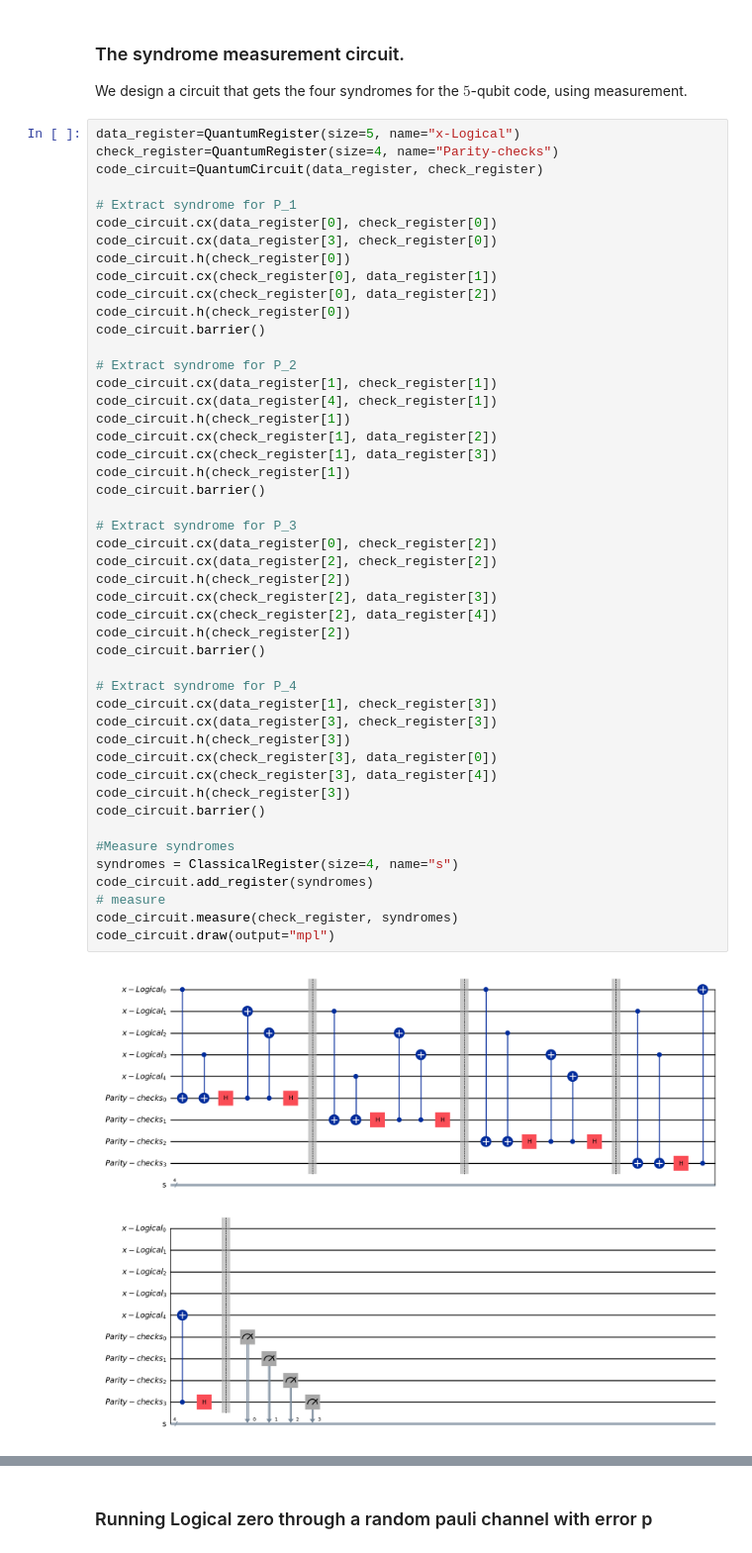
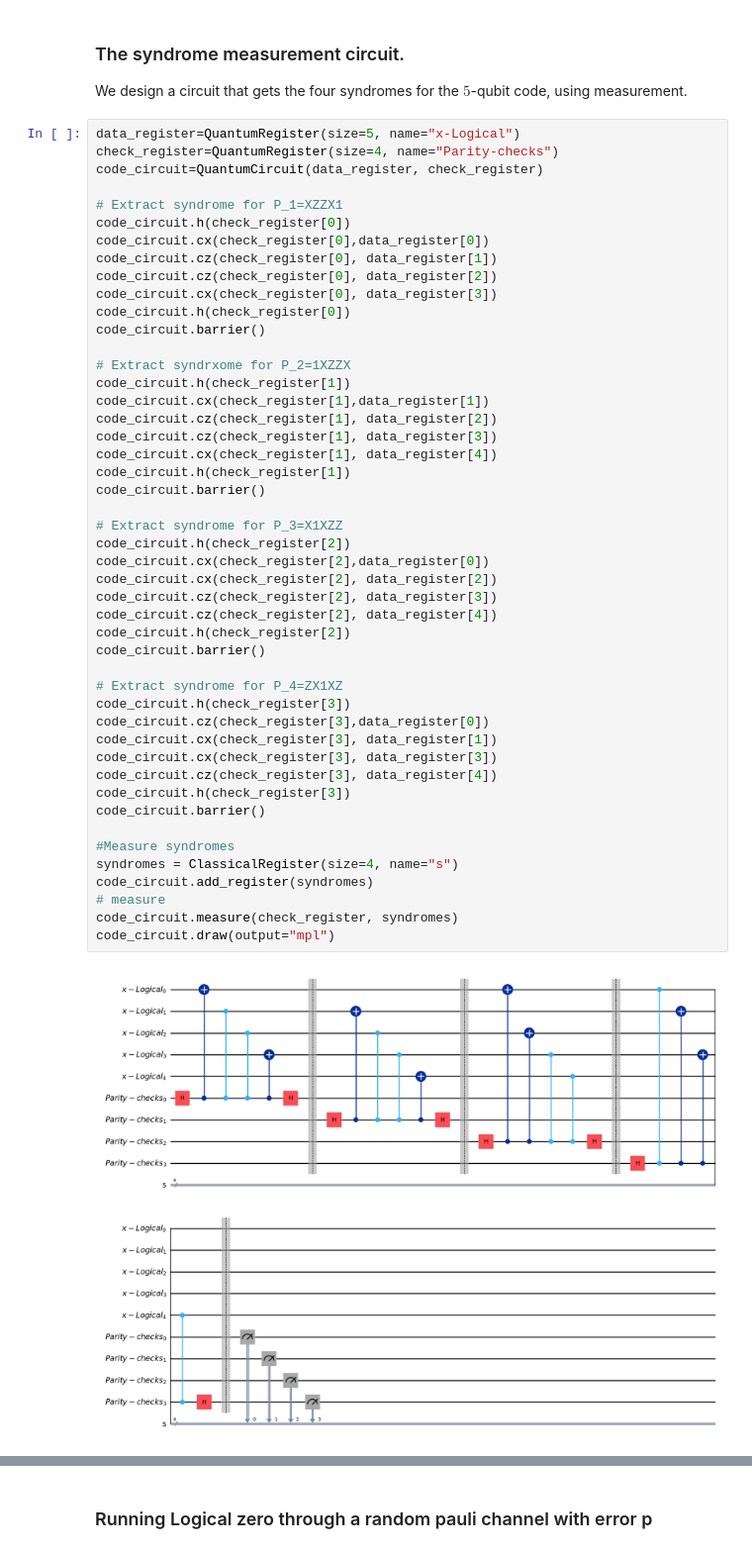
Before and after one commit to adarsh-srinivasan/5-qubit-code, a Jupyter notebook: Quantum-Error-Correction.ipynb, the cells around one changed output, grey strips where cells are left out. Shown at 99% size. Cells and saved outputs as stored; diff of their text form.

```diff
--- a/Quantum-Error-Correction.ipynb
+++ b/Quantum-Error-Correction.ipynb
@@ -42,52 +42,52 @@ We design a circuit that gets the four syndromes for the $5$-qubit code, using m
 # %%
 data_register=QuantumRegister(size=5, name="x-Logical")
 check_register=QuantumRegister(size=4, name="Parity-checks")
 code_circuit=QuantumCircuit(data_register, check_register)
 
-# Extract syndrome for P_1
-code_circuit.cx(data_register[0], check_register[0])
-code_circuit.cx(data_register[3], check_register[0])
+# Extract syndrome for P_1=XZZX1
 code_circuit.h(check_register[0])
-code_circuit.cx(check_register[0], data_register[1])
-code_circuit.cx(check_register[0], data_register[2])
+code_circuit.cx(check_register[0],data_register[0])
+code_circuit.cz(check_register[0], data_register[1])
+code_circuit.cz(check_register[0], data_register[2])
+code_circuit.cx(check_register[0], data_register[3])
 code_circuit.h(check_register[0])
 code_circuit.barrier()
 
-# Extract syndrome for P_2
-code_circuit.cx(data_register[1], check_register[1])
-code_circuit.cx(data_register[4], check_register[1])
+# Extract syndrxome for P_2=1XZZX
 code_circuit.h(check_register[1])
-code_circuit.cx(check_register[1], data_register[2])
-code_circuit.cx(check_register[1], data_register[3])
+code_circuit.cx(check_register[1],data_register[1])
+code_circuit.cz(check_register[1], data_register[2])
+code_circuit.cz(check_register[1], data_register[3])
+code_circuit.cx(check_register[1], data_register[4])
 code_circuit.h(check_register[1])
 code_circuit.barrier()
 
-# Extract syndrome for P_3
-code_circuit.cx(data_register[0], check_register[2])
-code_circuit.cx(data_register[2], check_register[2])
+# Extract syndrome for P_3=X1XZZ
 code_circuit.h(check_register[2])
-code_circuit.cx(check_register[2], data_register[3])
-code_circuit.cx(check_register[2], data_register[4])
+code_circuit.cx(check_register[2],data_register[0])
+code_circuit.cx(check_register[2], data_register[2])
+code_circuit.cz(check_register[2], data_register[3])
+code_circuit.cz(check_register[2], data_register[4])
 code_circuit.h(check_register[2])
 code_circuit.barrier()
 
-# Extract syndrome for P_4
-code_circuit.cx(data_register[1], check_register[3])
-code_circuit.cx(data_register[3], check_register[3])
+# Extract syndrome for P_4=ZX1XZ
 code_circuit.h(check_register[3])
-code_circuit.cx(check_register[3], data_register[0])
-code_circuit.cx(check_register[3], data_register[4])
+code_circuit.cz(check_register[3],data_register[0])
+code_circuit.cx(check_register[3], data_register[1])
+code_circuit.cx(check_register[3], data_register[3])
+code_circuit.cz(check_register[3], data_register[4])
 code_circuit.h(check_register[3])
 code_circuit.barrier()
 
 #Measure syndromes
 syndromes = ClassicalRegister(size=4, name="s")
 code_circuit.add_register(syndromes)
 # measure
 code_circuit.measure(check_register, syndromes)
 code_circuit.draw(output="mpl")
 # %% [output]
-[figure, old version]
+[figure, new version]
 # %% [markdown]
 ### fixing errors
 
```
Also changed, not shown: parts of 19 cells of this notebook.
